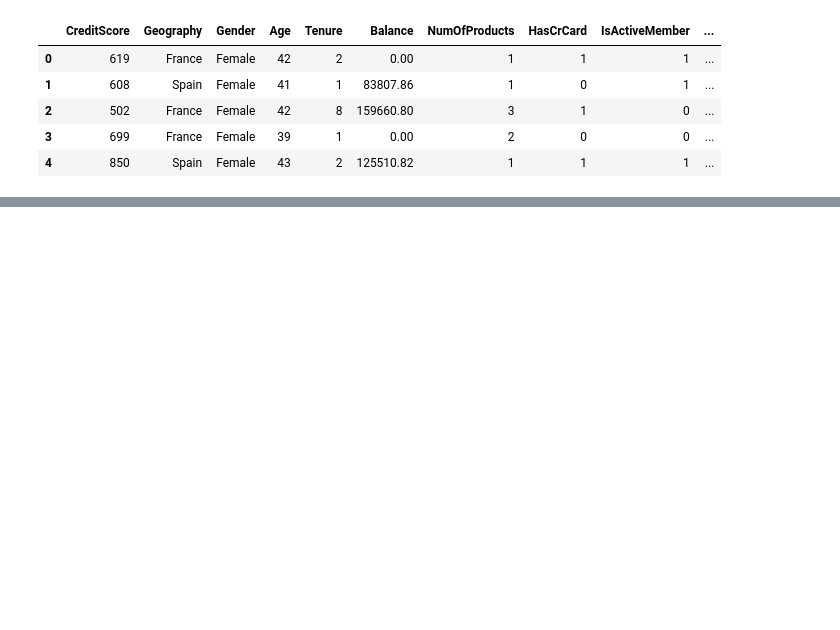
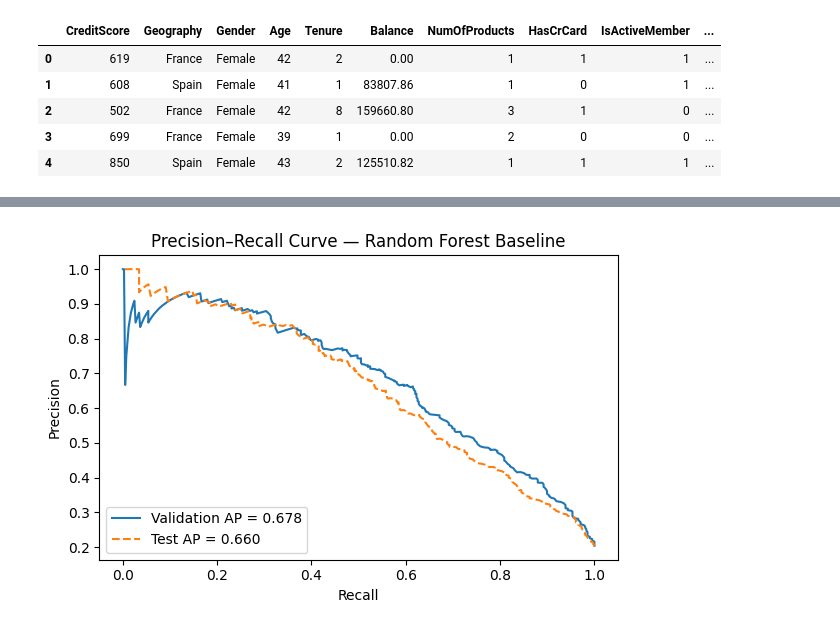
Before and after one commit to Sicheng115/CustomerChurn, a Jupyter notebook: notebooks/RF_Modelling.ipynb, the cells around one changed output, grey strips where cells are left out. Saved outputs shown, nothing was run; the diff lists cells and outputs as text; code cells hidden in the pictures; blank space fills up the shorter version.

```diff
--- a/notebooks/RF_Modelling.ipynb
+++ b/notebooks/RF_Modelling.ipynb
@@ -53,0 +212,13 @@ ct = ColumnTransformer([
+# %%
+plt.figure(figsize=(6, 4))
+plt.plot(val_rec, val_prec, label=f'Validation AP = {val_ap:.3f}')
+plt.plot(test_rec, test_prec, label=f'Test AP = {test_ap:.3f}', linestyle='--')
+plt.xlabel('Recall')
+plt.ylabel('Precision')
+plt.title('Precision–Recall Curve — Random Forest Baseline')
+plt.legend(loc='lower left')
+plt.tight_layout()
+plt.savefig(FIG_DIR / 'pr_curve_rf_baseline.png', dpi=200)
+plt.show()
+# %% [output]
+[figure, added]
```
Also changed, not shown: parts of 32 cells of this notebook, 28 other files.
